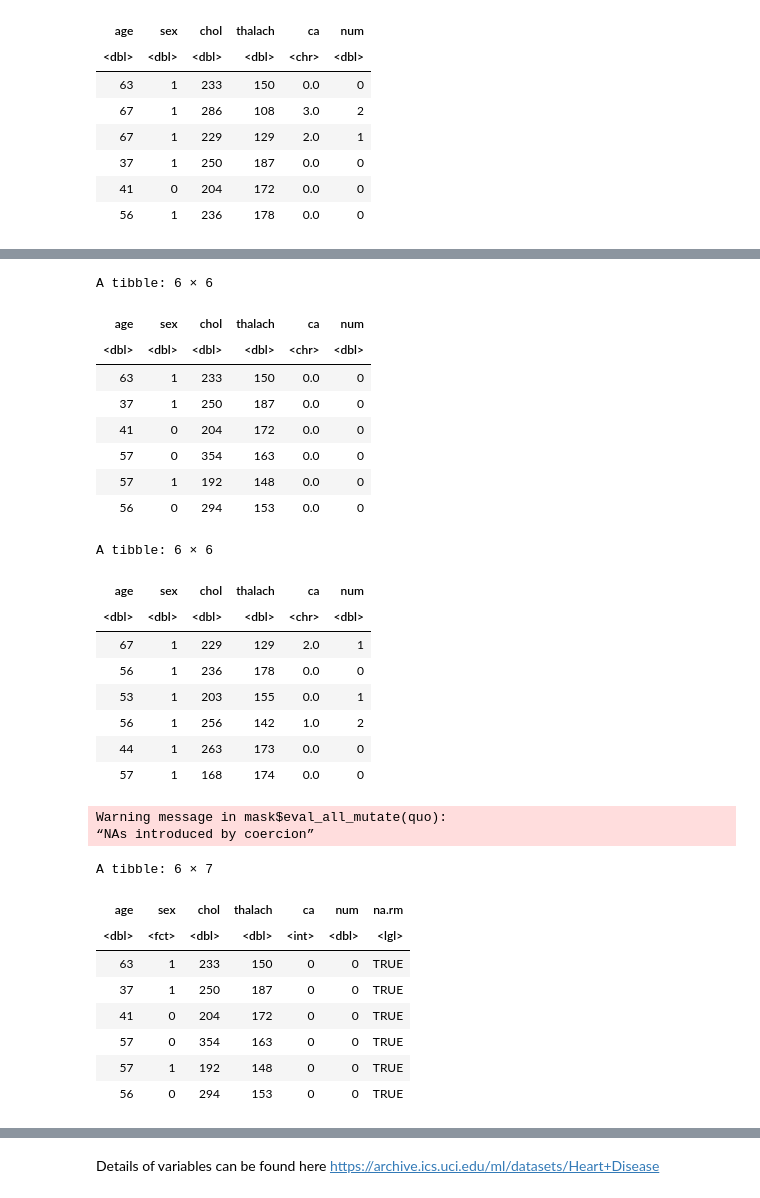
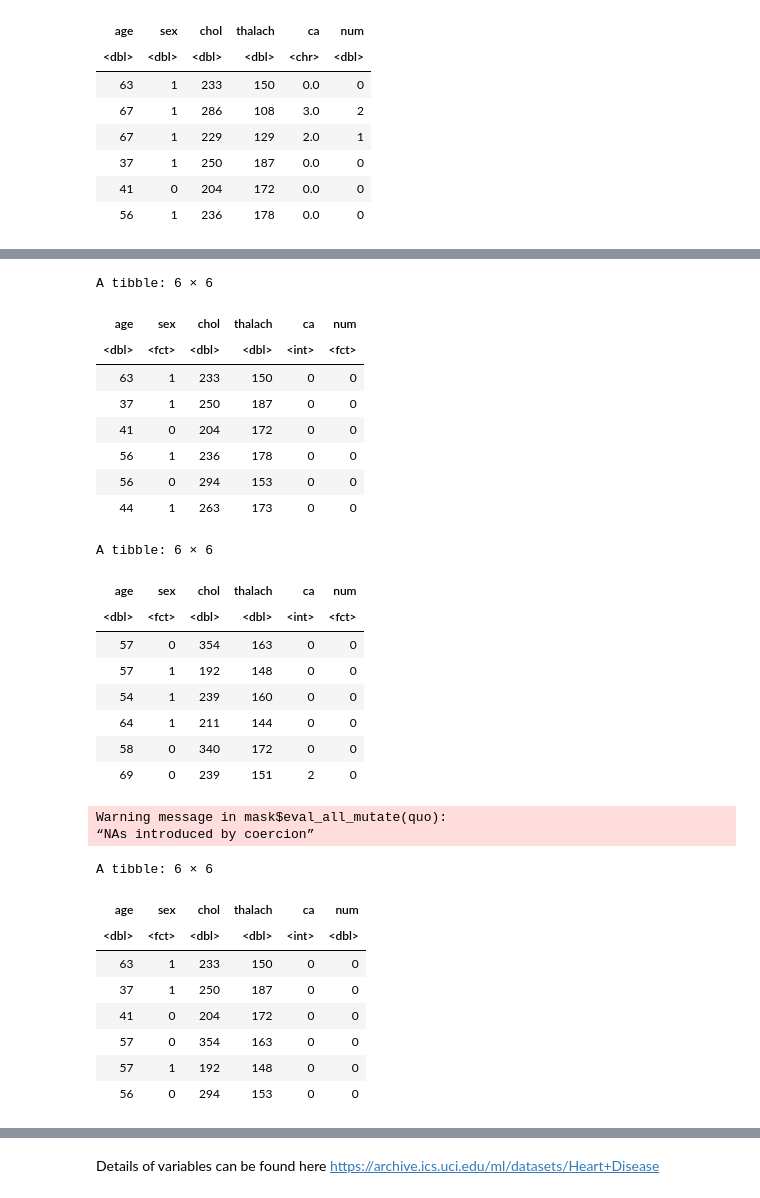
Before and after one commit to shivangibharani/GroupProject, a Jupyter notebook: heart_disease.ipynb, the cells around one changed output, grey strips where cells are left out. Drawn from its saved outputs; the diff is of its cells as text; code cells hidden in the pictures.

Commit message:
add viz, clean the workflow

```diff
--- a/heart_disease.ipynb
+++ b/heart_disease.ipynb
@@ -86,3 +81,14 @@ A tibble: 6 × 6
 | 37 | 1 | 250 | 187 | 0.0 | 0 |
 | 41 | 0 | 204 | 172 | 0.0 | 0 |
 | 56 | 1 | 236 | 178 | 0.0 | 0 |
+# %%
+heart_num0 <- filheart_df |>
+filter(num == 0)
+heart_num1 <- filheart_df |>
+filter(num > 0) |>
+mutate(num = 1)
+
+heart_clean <- rbind(heart_num0, heart_num1)
+heart_clean <- heart_clean |>
+mutate(num = as_factor(num), ca = as.integer(ca), sex = as_factor(sex))
+head(heart_clean)
@@ -89,28 +107,28 @@ A tibble: 6 × 6
 # %%
-split <- initial_split(filheart_df, prop = 0.7, strata = num)
+split <- initial_split(heart_clean, prop = 0.7, strata = num)
 heart_train <- training(split)
 heart_test <- testing(split)
 head(heart_train)
 head(heart_test)
 # %% [output]
 A tibble: 6 × 6
 | age | sex | chol | thalach | ca | num |
-| <dbl> | <dbl> | <dbl> | <dbl> | <chr> | <dbl> |
-| 63 | 1 | 233 | 150 | 0.0 | 0 |
-| 37 | 1 | 250 | 187 | 0.0 | 0 |
-| 41 | 0 | 204 | 172 | 0.0 | 0 |
-| 57 | 0 | 354 | 163 | 0.0 | 0 |
-| 57 | 1 | 192 | 148 | 0.0 | 0 |
-| 56 | 0 | 294 | 153 | 0.0 | 0 |
+| <dbl> | <fct> | <dbl> | <dbl> | <int> | <fct> |
+| 63 | 1 | 233 | 150 | 0 | 0 |
+| 37 | 1 | 250 | 187 | 0 | 0 |
+| 41 | 0 | 204 | 172 | 0 | 0 |
+| 56 | 1 | 236 | 178 | 0 | 0 |
+| 56 | 0 | 294 | 153 | 0 | 0 |
+| 44 | 1 | 263 | 173 | 0 | 0 |
 A tibble: 6 × 6
 | age | sex | chol | thalach | ca | num |
-| <dbl> | <dbl> | <dbl> | <dbl> | <chr> | <dbl> |
-| 67 | 1 | 229 | 129 | 2.0 | 1 |
-| 56 | 1 | 236 | 178 | 0.0 | 0 |
-| 53 | 1 | 203 | 155 | 0.0 | 1 |
-| 56 | 1 | 256 | 142 | 1.0 | 2 |
-| 44 | 1 | 263 | 173 | 0.0 | 0 |
-| 57 | 1 | 168 | 174 | 0.0 | 0 |
+| <dbl> | <fct> | <dbl> | <dbl> | <int> | <fct> |
+| 57 | 0 | 354 | 163 | 0 | 0 |
+| 57 | 1 | 192 | 148 | 0 | 0 |
+| 54 | 1 | 239 | 160 | 0 | 0 |
+| 64 | 1 | 211 | 144 | 0 | 0 |
+| 58 | 0 | 340 | 172 | 0 | 0 |
+| 69 | 0 | 239 | 151 | 2 | 0 |
 # %%
 heart_zero <- heart_train %>%
         filter(num ==0) %>%
@@ -126,12 +144,12 @@ head(merged_train)
 # %% [output]
 Warning message in mask$eval_all_mutate(quo):
 “NAs introduced by coercion”
-A tibble: 6 × 7
+A tibble: 6 × 6
-| age | sex | chol | thalach | ca | num | na.rm |
-| <dbl> | <fct> | <dbl> | <dbl> | <int> | <dbl> | <lgl> |
-| 63 | 1 | 233 | 150 | 0 | 0 | TRUE |
-| 37 | 1 | 250 | 187 | 0 | 0 | TRUE |
-| 41 | 0 | 204 | 172 | 0 | 0 | TRUE |
-| 57 | 0 | 354 | 163 | 0 | 0 | TRUE |
-| 57 | 1 | 192 | 148 | 0 | 0 | TRUE |
-| 56 | 0 | 294 | 153 | 0 | 0 | TRUE |
+| age | sex | chol | thalach | ca | num |
+| <dbl> | <fct> | <dbl> | <dbl> | <int> | <dbl> |
+| 63 | 1 | 233 | 150 | 0 | 0 |
+| 37 | 1 | 250 | 187 | 0 | 0 |
+| 41 | 0 | 204 | 172 | 0 | 0 |
+| 57 | 0 | 354 | 163 | 0 | 0 |
+| 57 | 1 | 192 | 148 | 0 | 0 |
+| 56 | 0 | 294 | 153 | 0 | 0 |
```
Also changed, not shown: parts of 11 cells of this notebook.
